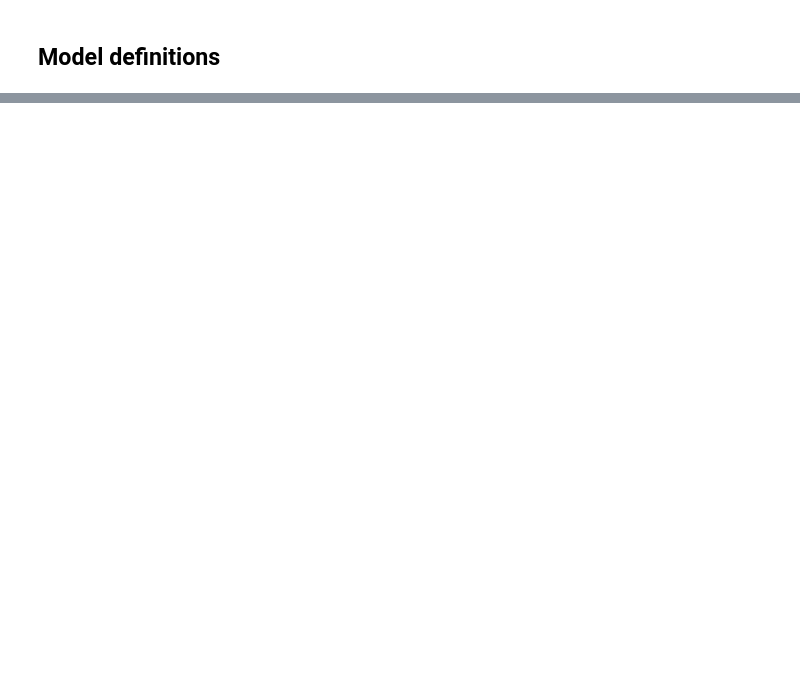
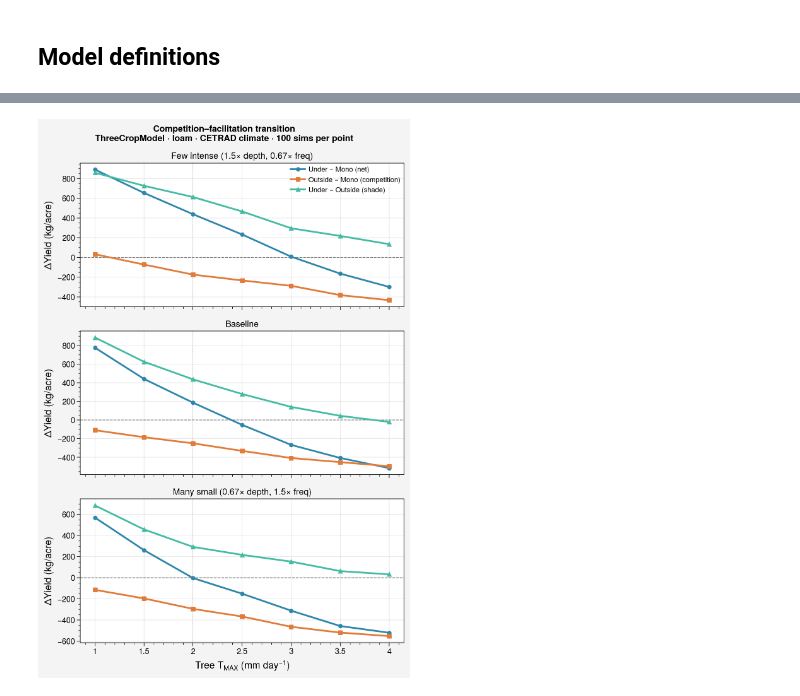
Before and after one commit to rms428/maize-Toff, a Jupyter notebook: tree.ipynb, the cells around one changed output, grey strips where cells are left out. Cells and saved outputs as stored; diff of their text form; code cells hidden in the pictures; blank space fills up the shorter version.

```diff
--- a/tree.ipynb
+++ b/tree.ipynb
@@ -531,0 +1437,37 @@ def simulate_systems(n_sims, *, lgp=180, texture="loam", seed=123,
+# %%
+# ── T_MAX sweep figure ───────────────────────────────────────────────────────
+_C_NET  = "#2E86AB"   # blue   — Under − Mono  (net agroforestry effect)
+_C_COMP = "#E07B39"   # orange — Outside − Mono (root competition only)
+_C_FAC  = "#44BBA4"   # teal   — Under − Outside (shade facilitation)
+
+fig, axes = plt.subplots(3, 1, figsize=(6, 9), sharex=True)
+
+for ax, res in zip(axes, sweep_results):
+    rows  = res["rows"]
+    tvals = [r["T_MAX"]  for r in rows]
+    nets  = [r["dY_net"] for r in rows]
+    comps = [r["dY_comp"] for r in rows]
+    facs  = [r["dY_fac"]  for r in rows]
+
+    ax.axhline(0, color="0.5", lw=0.8, ls="--")
+    ax.axvline(2.0, color="0.75", lw=0.8, ls=":")  # reference: current default
+
+    ax.plot(tvals, nets,  color=_C_NET,  lw=2, marker="o", ms=4, label="Under − Mono (net)")
+    ax.plot(tvals, comps, color=_C_COMP, lw=2, marker="s", ms=4, label="Outside − Mono (competition)")
+    ax.plot(tvals, facs,  color=_C_FAC,  lw=2, marker="^", ms=4, label="Under − Outside (shade)")
+
+    ax.set_ylabel("ΔYield (kg/acre)")
+    ax.set_title(res["label"].replace("\n", " "), fontsize=10)
+    if ax is axes[0]:
+        ax.legend(fontsize=8, loc="upper right")
+
+axes[-1].set_xlabel("Tree $T_{\\mathrm{MAX}}$ (mm day$^{-1}$)")
+fig.suptitle(
+    "Competition–facilitation transition\n"
+    "ThreeCropModel · loam · CETRAD climate · 100 sims per point",
+    fontsize=10,
+)
+fig.tight_layout()
+plt.show()
+# %% [output]
+[figure, added]
```
Also changed, not shown: parts of 20 cells of this notebook, 10 other files.
